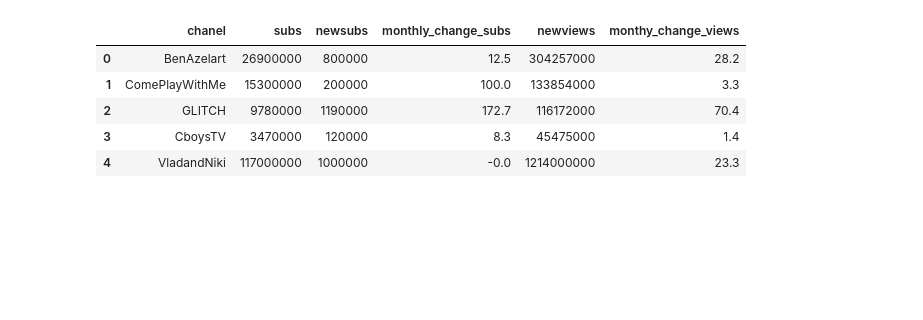
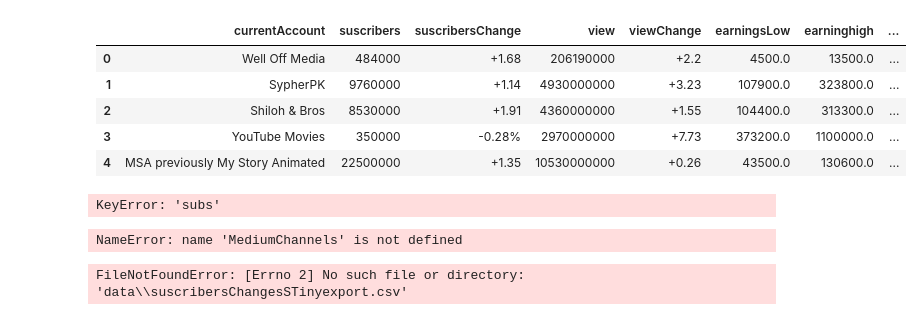
Before and after one commit to 4Fortune8/skimmer, a Jupyter notebook: AnalizeData.ipynb, the cells around one changed output. Saved outputs shown, nothing was run; the diff lists cells and outputs as text; code cells hidden in the pictures; blank space fills up the shorter version.

```diff
--- a/AnalizeData.ipynb
+++ b/AnalizeData.ipynb
@@ -4,35 +12,46 @@
 import pandas as pd
 import numpy as np
 # %%
-YoutubeProfiles = pd.read_csv('data\profiles\profiles2024-5.csv',index_col = None)
+YoutubeProfiles = pd.read_csv('data\profiles\profiles2024-10.csv',index_col = None)
 YoutubeProfiles.head()
 # %% [output]
-|  | chanel | subs | newsubs | monthly_change_subs | newviews | monthy_change_views |
-| 0 | BenAzelart | 26900000 | 800000 | 12.5 | 304257000 | 28.2 |
-| 1 | ComePlayWithMe | 15300000 | 200000 | 100.0 | 133854000 | 3.3 |
-| 2 | GLITCH | 9780000 | 1190000 | 172.7 | 116172000 | 70.4 |
-| 3 | CboysTV | 3470000 | 120000 | 8.3 | 45475000 | 1.4 |
-| 4 | VladandNiki | 117000000 | 1000000 | -0.0 | 1214000000 | 23.3 |
+|  | currentAccount | suscribers | suscribersChange | view | viewChange | earningsLow | earninghigh | ... |
+| 0 | Well Off Media | 484000 | +1.68 | 206190000 | +2.2 | 4500.0 | 13500.0 | ... |
+| 1 | SypherPK | 9760000 | +1.14 | 4930000000 | +3.23 | 107900.0 | 323800.0 | ... |
+| 2 | Shiloh & Bros | 8530000 | +1.91 | 4360000000 | +1.55 | 104400.0 | 313300.0 | ... |
+| 3 | YouTube Movies | 350000 | -0.28% | 2970000000 | +7.73 | 373200.0 | 1100000.0 | ... |
+| 4 | MSA previously My Story Animated | 22500000 | +1.35 | 10530000000 | +0.26 | 43500.0 | 130600.0 | ... |
 # %%
+YoutubeProfiles['suscribers'] = pd.to_numeric(YoutubeProfiles['suscribers'], errors='coerce')
 
-YoutubeProfiles['subs'] = pd.to_numeric(YoutubeProfiles['subs'], errors='coerce')
+YoutubeProfiles['suscribersChange'] = pd.to_numeric(YoutubeProfiles['suscribersChange'], errors='coerce')
 
-YoutubeProfiles['newsubs'] = pd.to_numeric(YoutubeProfiles['newsubs'], errors='coerce')
+YoutubeProfiles['suscribersChange'] = pd.to_numeric(YoutubeProfiles['suscribersChange'], errors='coerce')
 
-YoutubeProfiles['monthly_change_subs'] = pd.to_numeric(YoutubeProfiles['monthly_change_subs'], errors='coerce')
+YoutubeProfiles['viewChange'] = pd.to_numeric(YoutubeProfiles['viewChange'], errors='coerce')
 
-YoutubeProfiles['newviews'] = pd.to_numeric(YoutubeProfiles['newviews'], errors='coerce')
-
-SmallChannels = YoutubeProfiles[YoutubeProfiles['subs'] < 500000]
-MediumChannels = YoutubeProfiles[(YoutubeProfiles['subs'] > 500000) & (YoutubeProfiles['subs'] < 1000000)]
-LargeChannels= YoutubeProfiles[(YoutubeProfiles['subs'] > 1000000) & (YoutubeProfiles['subs'] < 3000000)]
-MassiveChannels = YoutubeProfiles[YoutubeProfiles['subs'] > 3000000]
+SmallChannels = YoutubeProfiles[YoutubeProfiles['suscribers'] < 1000000]
+MediumChannels = YoutubeProfiles[(YoutubeProfiles['suscribers'] > 500000) & (YoutubeProfiles['subs'] < 1000000)]
+LargeChannels= YoutubeProfiles[(YoutubeProfiles['suscribers'] > 1000000) & (YoutubeProfiles['subs'] < 3000000)]
+MassiveChannels = YoutubeProfiles[YoutubeProfiles['suscribers'] > 3000000]
+# %% [output]
+KeyError: 'subs'
 # %%
-SmallChannels = SmallChannels.sort_values('monthly_change_subs', ascending=False)
-MediumChannels = MediumChannels.sort_values('monthly_change_subs', ascending=False)
-LargeChannels= LargeChannels.sort_values('monthly_change_subs', ascending=False)
-MassiveChannels = MassiveChannels.sort_values('monthly_change_subs', ascending=False)
-SmallChannels.to_csv('data/smallexport.csv')
-MediumChannels.to_csv('data/mediumexport.csv')
-LargeChannels.to_csv('data/largeexport.csv')
-MassiveChannels.to_csv('data/massiveexport.csv')
+SmallChannels = SmallChannels.sort_values('earninghigh', ascending=False)
+MediumChannels = MediumChannels.sort_values('earninghigh', ascending=False)
+LargeChannels= LargeChannels.sort_values('earninghigh', ascending=False)
+MassiveChannels = MassiveChannels.sort_values('earninghigh', ascending=False)
+SmallChannels.to_csv('data/Earsmallexport.csv')
+MediumChannels.to_csv('data/Earmediumexport.csv')
+LargeChannels.to_csv('data/Earlargeexport.csv')
+MassiveChannels.to_csv('data/Earmassiveexport.csv')
+# %% [output]
+NameError: name 'MediumChannels' is not defined
+# %%
+import pandas as pd
+import numpy as np
+
+YoutubeProfiles = pd.read_csv('data\\suscribersChangesSTinyexport.csv', index_col=0)
+YoutubeProfiles.head(20)
+# %% [output]
+FileNotFoundError: [Errno 2] No such file or directory: 'data\\suscribersChangesSTinyexport.csv'
```
Also changed, not shown: parts of 5 cells of this notebook, 7 other files.
